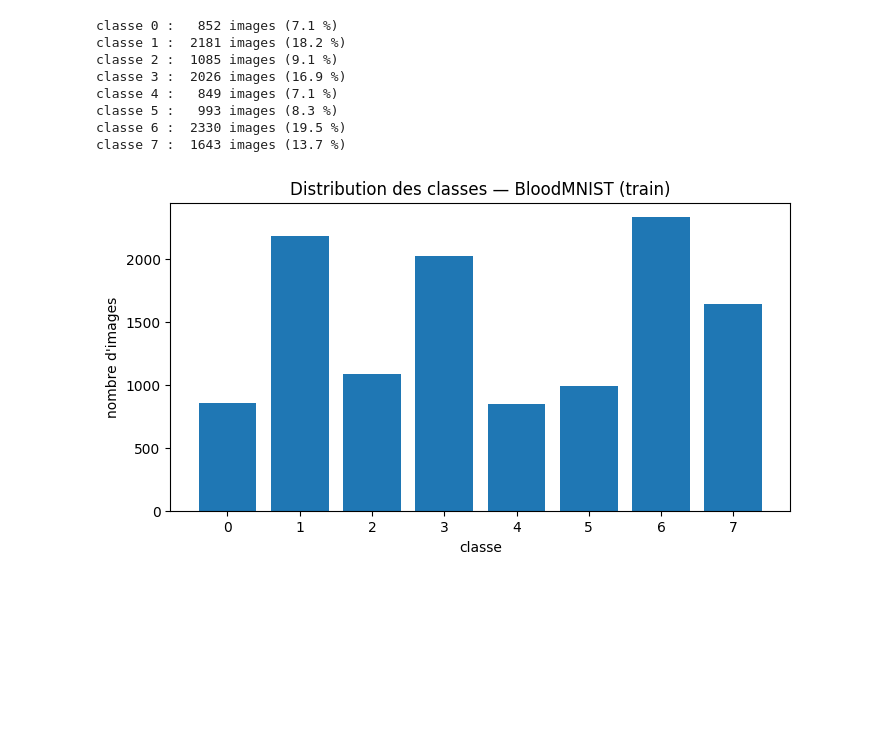
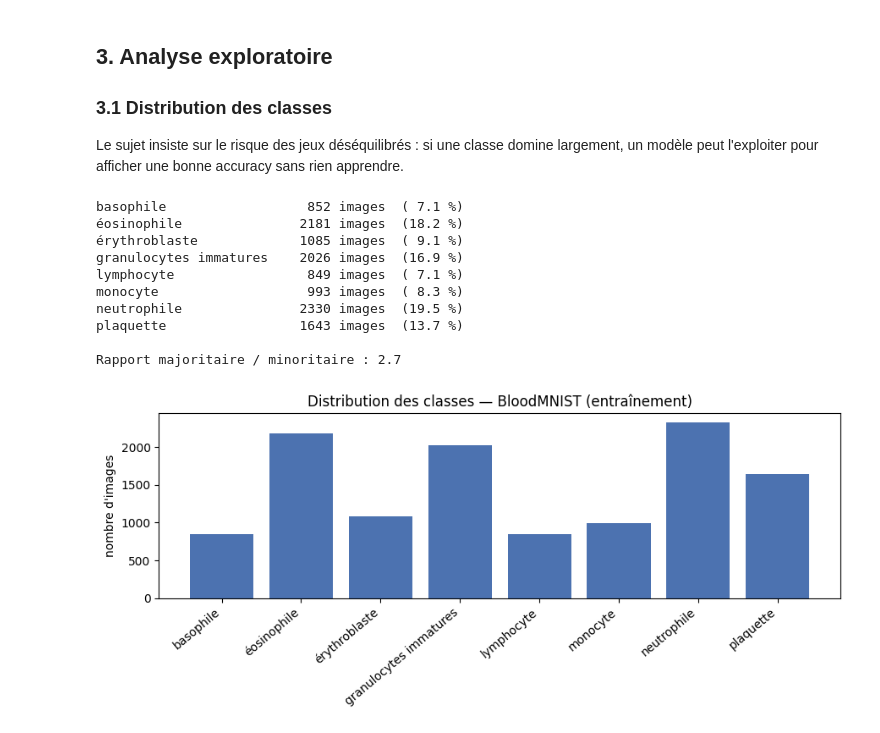
Before and after one commit to LouiSvon/cvrie, a Jupyter notebook: notebooks/supervised_learning.ipynb, the cells around one changed output. Drawn from its saved outputs; the diff is of its cells as text; code cells hidden in the pictures; blank space fills up the shorter version.

```diff
--- a/notebooks/supervised_learning.ipynb
+++ b/notebooks/supervised_learning.ipynb
@@ -17,25 +85,49 @@ Valeurs pixels : 0 à 255
+# %%
+CLASSES = {
+    0: "basophile",
+    1: "éosinophile",
+    2: "érythroblaste",
+    3: "granulocytes immatures",
+    4: "lymphocyte",
+    5: "monocyte",
+    6: "neutrophile",
+    7: "plaquette",
+}
+
+NOMS = [CLASSES[i] for i in range(8)]
+# %% [markdown]
+## 3. Analyse exploratoire
+
+### 3.1 Distribution des classes
+
+Le sujet insiste sur le risque des jeux déséquilibrés : si une classe domine largement,
+un modèle peut l'exploiter pour afficher une bonne accuracy sans rien apprendre.
 # %%
-import matplotlib.pyplot as plt
-
-y_train_flat = y_train.ravel()
-classes, counts = np.unique(y_train_flat, return_counts=True)
+classes, counts = np.unique(y_train, return_counts=True)
 
 for c, n in zip(classes, counts):
-    print(f"classe {c} : {n:5d} images ({n/len(y_train_flat)*100:.1f} %)")
+    print(f"{CLASSES[c]:<24} {n:5d} images  ({n/len(y_train)*100:4.1f} %)")
 
-plt.figure(figsize=(8, 4))
-plt.bar(classes, counts)
-plt.xlabel("classe")
-plt.ylabel("nombre d'images")
-plt.title("Distribution des classes — BloodMNIST (train)")
-plt.show()
+ratio = counts.max() / counts.min()
+print(f"\nRapport majoritaire / minoritaire : {ratio:.1f}")
 # %% [output]
-classe 0 :   852 images (7.1 %)
-classe 1 :  2181 images (18.2 %)
-classe 2 :  1085 images (9.1 %)
-classe 3 :  2026 images (16.9 %)
-classe 4 :   849 images (7.1 %)
-classe 5 :   993 images (8.3 %)
-classe 6 :  2330 images (19.5 %)
-classe 7 :  1643 images (13.7 %)
+basophile                  852 images  ( 7.1 %)
+éosinophile               2181 images  (18.2 %)
+érythroblaste             1085 images  ( 9.1 %)
+granulocytes immatures    2026 images  (16.9 %)
+lymphocyte                 849 images  ( 7.1 %)
+monocyte                   993 images  ( 8.3 %)
+neutrophile               2330 images  (19.5 %)
+plaquette                 1643 images  (13.7 %)
+
+Rapport majoritaire / minoritaire : 2.7
-[figure, removed]
+# %%
+fig, ax = plt.subplots(figsize=(9, 4))
+ax.bar(NOMS, counts, color="#4C72B0")
+ax.set_ylabel("nombre d'images")
+ax.set_title("Distribution des classes — BloodMNIST (entraînement)")
+plt.xticks(rotation=40, ha="right")
+plt.tight_layout()
+plt.show()
+# %% [output]
+[figure, added]
```
Also changed, not shown: parts of 20 cells of this notebook, 1 other file.
